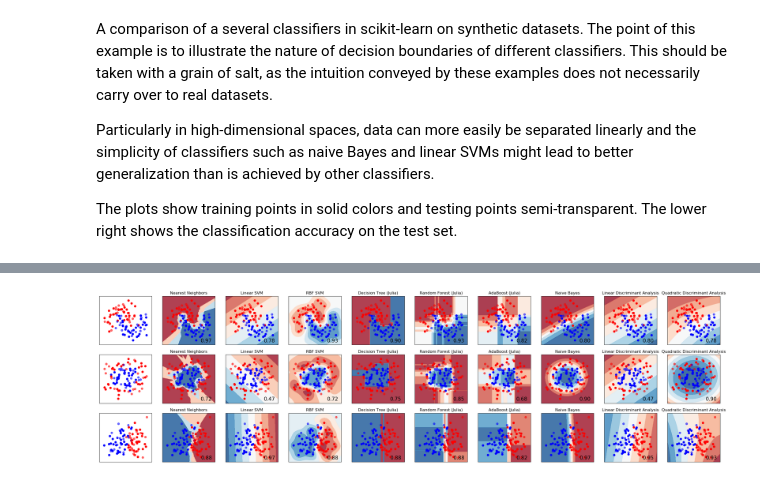
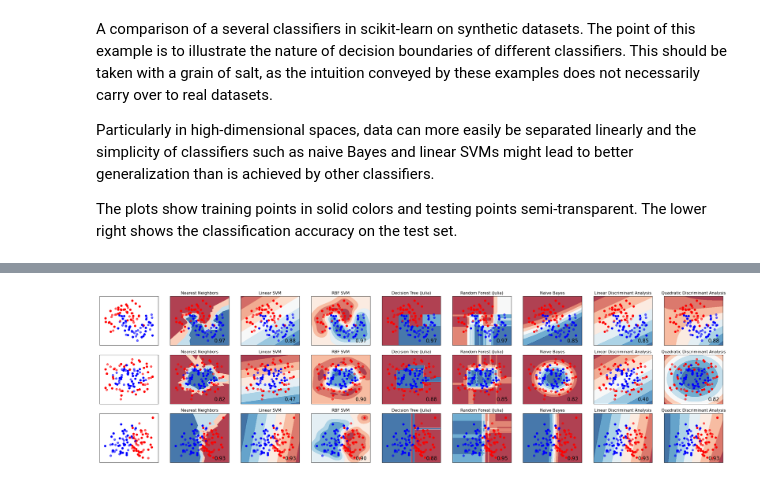
Before and after one commit to cstjean/ScikitLearn.jl, a Jupyter notebook: examples/Classifier_Comparison_Julia.ipynb, the cells around one changed output, grey strips where cells are left out. Cells and saved outputs as stored; diff of their text form; code cells hidden in the pictures.

```diff
--- a/examples/Classifier_Comparison_Julia.ipynb
+++ b/examples/Classifier_Comparison_Julia.ipynb
@@ -21,7 +21,7 @@ using PyPlot, Printf
 using ScikitLearn.CrossValidation: train_test_split
 using DecisionTree, Statistics, Random
 #using ScikitLearn.Models: DecisionTreeClassifier, RandomForestClassifier, AdaBoostStumpClassifier
-@pyimport matplotlib.colors as mplc
+mplc = pyimport("matplotlib.colors")
 @sk_import preprocessing: StandardScaler
 @sk_import datasets: (make_moons, make_circles, make_classification)
 @sk_import neighbors: KNeighborsClassifier
@@ -39,7 +33,8 @@ using ScikitLearn.Utils: meshgrid
 h = .02  # step size in the mesh
 
 names = ["Nearest Neighbors", "Linear SVM", "RBF SVM", "Decision Tree (Julia)",
-         "Random Forest (Julia)", "AdaBoost (Julia)", "Naive Bayes", "Linear Discriminant Analysis",
+         "Random Forest (Julia)", #"AdaBoost (Julia)"
+         "Naive Bayes", "Linear Discriminant Analysis",
          "Quadratic Discriminant Analysis"]
 classifiers = [
     KNeighborsClassifier(3),
@@ -49,7 +44,7 @@ classifiers = [
     RandomForestClassifier(n_trees=20),
     # Note: scikit-learn's adaboostclassifier is better than DecisionTree.jl in this instance
     # because it's not restricted to stumps, and the data isn't axis-aligned
-    AdaBoostStumpClassifier(n_iterations=30),
+    #AdaBoostStumpClassifier(n_iterations=30),
     GaussianNB(),
     LinearDiscriminantAnalysis(),
     QuadraticDiscriminantAnalysis()
@@ -101,35 +96,36 @@ for ds in datasets
         scor = score(clf, X_test, y_test)
 
         # Plot the decision boundary. For that, we will assign a color to each
-        # point in the mesh [x_min, m_max]x[y_min, y_max].
-        try
+        # point in the mesh [x_min, m_max]x[y_min, y_max]
+
+        Z = try
             # Not implemented for some
-            Z = decision_function(clf, hcat(xx[:], yy[:]))
+            decision_function(clf, hcat(xx[:], yy[:]))
         catch
-            Z = predict_proba(clf, hcat(xx[:], yy[:]))[:, 2]
+            predict_proba(clf, hcat(xx[:], yy[:]))[:, 2]
         end
 
         # Put the result into a color plot
         Z = reshape(Z, size(xx)...)
         ax.contourf(xx, yy, Z, cmap=cm, alpha=.8)
 
         # Plot also the training points
         ax.scatter(X_train[:, 1], X_train[:, 2], c=y_train, cmap=cm_bright)
         # and testing points
         ax.scatter(X_test[:, 1], X_test[:, 2], c=y_test, cmap=cm_bright,
                    alpha=0.6)
 
         ax.set_xlim(minimum(xx), maximum(xx))
         ax.set_ylim(minimum(yy), maximum(yy))
         ax.set_xticks(())
         ax.set_yticks(())
         ax.set_title(name)
 
         ax.text(maximum(xx) - .3, minimum(yy) + .3, @sprintf("%.2f", scor),
                 size=15, horizontalalignment="right")
         global i += 1
     end
 end
 fig.subplots_adjust(left=.02, right=.98)
 # %% [output]
-[figure, old version]
+[figure, new version]
```
Also changed, not shown: parts of 1 cell of this notebook.
